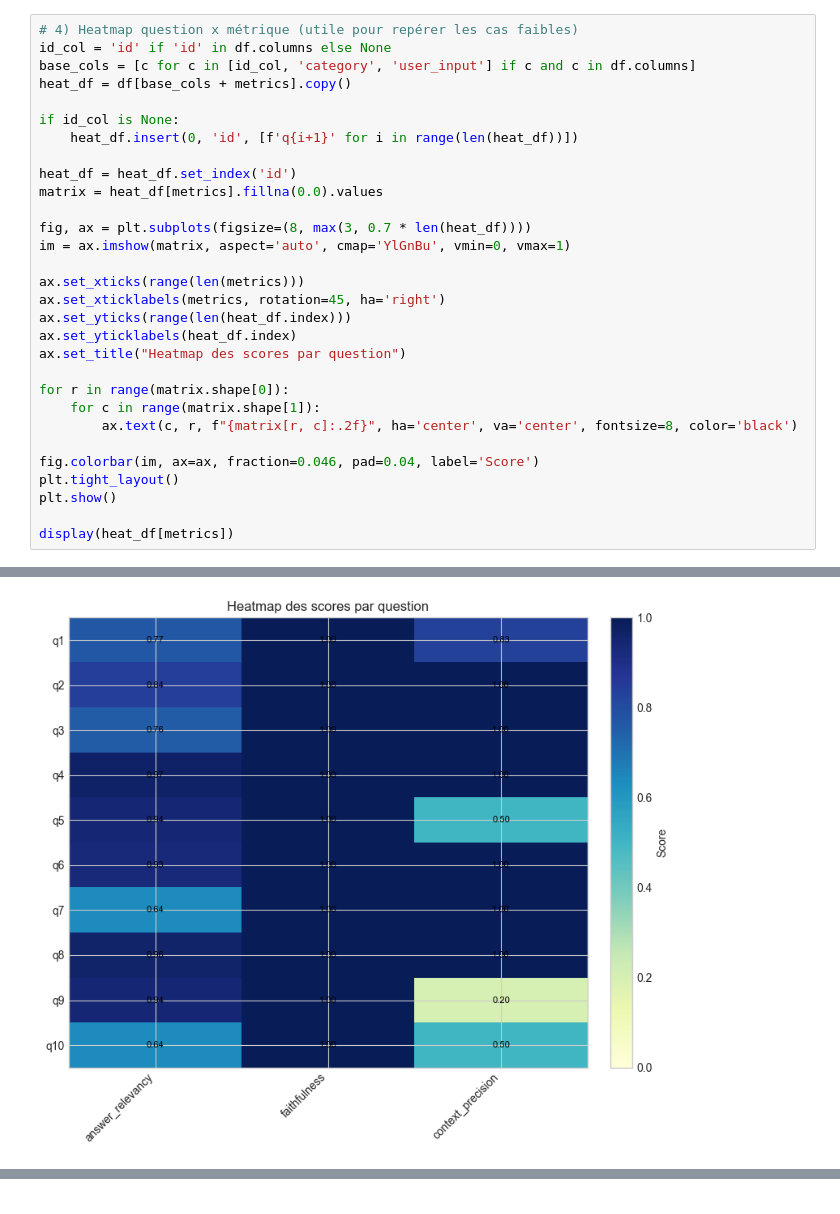
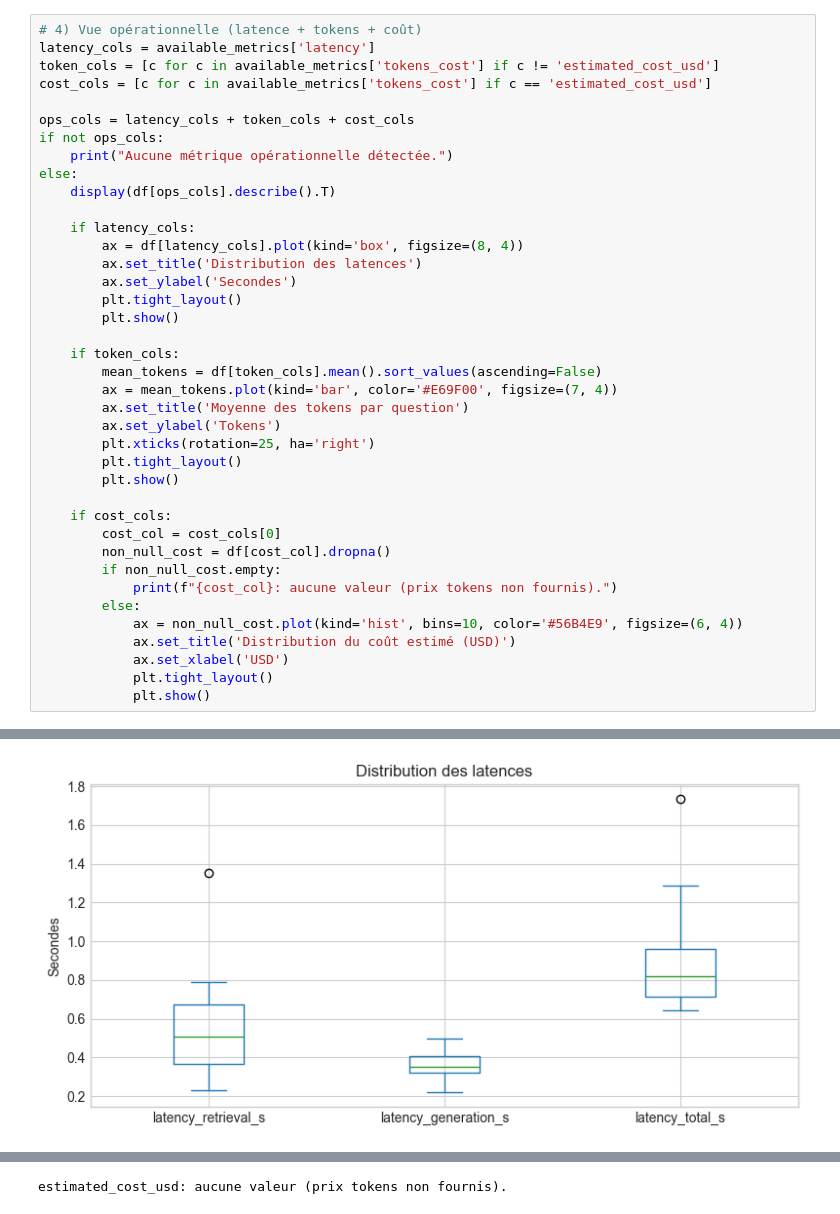
Before and after one commit to stephmnt/eval_RAGAS, a Jupyter notebook: notes_perso.ipynb, the cells around one changed output, grey strips where cells are left out. Cells and saved outputs as stored; diff of their text form.

```diff
--- a/notes_perso.ipynb
+++ b/notes_perso.ipynb
@@ -103,31 +275,40 @@ else:
 # %%
-# 4) Heatmap question x métrique (utile pour repérer les cas faibles)
-id_col = 'id' if 'id' in df.columns else None
-base_cols = [c for c in [id_col, 'category', 'user_input'] if c and c in df.columns]
-heat_df = df[base_cols + metrics].copy()
+# 4) Vue opérationnelle (latence + tokens + coût)
+latency_cols = available_metrics['latency']
+token_cols = [c for c in available_metrics['tokens_cost'] if c != 'estimated_cost_usd']
+cost_cols = [c for c in available_metrics['tokens_cost'] if c == 'estimated_cost_usd']
 
-if id_col is None:
-    heat_df.insert(0, 'id', [f'q{i+1}' for i in range(len(heat_df))])
+ops_cols = latency_cols + token_cols + cost_cols
+if not ops_cols:
+    print("Aucune métrique opérationnelle détectée.")
+else:
+    display(df[ops_cols].describe().T)
 
-heat_df = heat_df.set_index('id')
-matrix = heat_df[metrics].fillna(0.0).values
+    if latency_cols:
+        ax = df[latency_cols].plot(kind='box', figsize=(8, 4))
+        ax.set_title('Distribution des latences')
+        ax.set_ylabel('Secondes')
+        plt.tight_layout()
+        plt.show()
 
-fig, ax = plt.subplots(figsize=(8, max(3, 0.7 * len(heat_df))))
-im = ax.imshow(matrix, aspect='auto', cmap='YlGnBu', vmin=0, vmax=1)
+    if token_cols:
+        mean_tokens = df[token_cols].mean().sort_values(ascending=False)
+        ax = mean_tokens.plot(kind='bar', color='#E69F00', figsize=(7, 4))
+        ax.set_title('Moyenne des tokens par question')
+        ax.set_ylabel('Tokens')
+        plt.xticks(rotation=25, ha='right')
+        plt.tight_layout()
+        plt.show()
 
-ax.set_xticks(range(len(metrics)))
-ax.set_xticklabels(metrics, rotation=45, ha='right')
-ax.set_yticks(range(len(heat_df.index)))
-ax.set_yticklabels(heat_df.index)
-ax.set_title("Heatmap des scores par question")
-
-for r in range(matrix.shape[0]):
-    for c in range(matrix.shape[1]):
-        ax.text(c, r, f"{matrix[r, c]:.2f}", ha='center', va='center', fontsize=8, color='black')
-
-fig.colorbar(im, ax=ax, fraction=0.046, pad=0.04, label='Score')
-plt.tight_layout()
-plt.show()
-
-display(heat_df[metrics])
+    if cost_cols:
+        cost_col = cost_cols[0]
+        non_null_cost = df[cost_col].dropna()
+        if non_null_cost.empty:
+            print(f"{cost_col}: aucune valeur (prix tokens non fournis).")
+        else:
+            ax = non_null_cost.plot(kind='hist', bins=10, color='#56B4E9', figsize=(6, 4))
+            ax.set_title('Distribution du coût estimé (USD)')
+            ax.set_xlabel('USD')
+            plt.tight_layout()
+            plt.show()
 # %% [output]
@@ -134 +323 @@ display(heat_df[metrics])
-[figure, old version]
+[figure, new version]
@@ -146,0 +325 @@ display(heat_df[metrics])
+estimated_cost_usd: aucune valeur (prix tokens non fournis).
```
Also changed, not shown: parts of 14 cells of this notebook, 1 other file.
